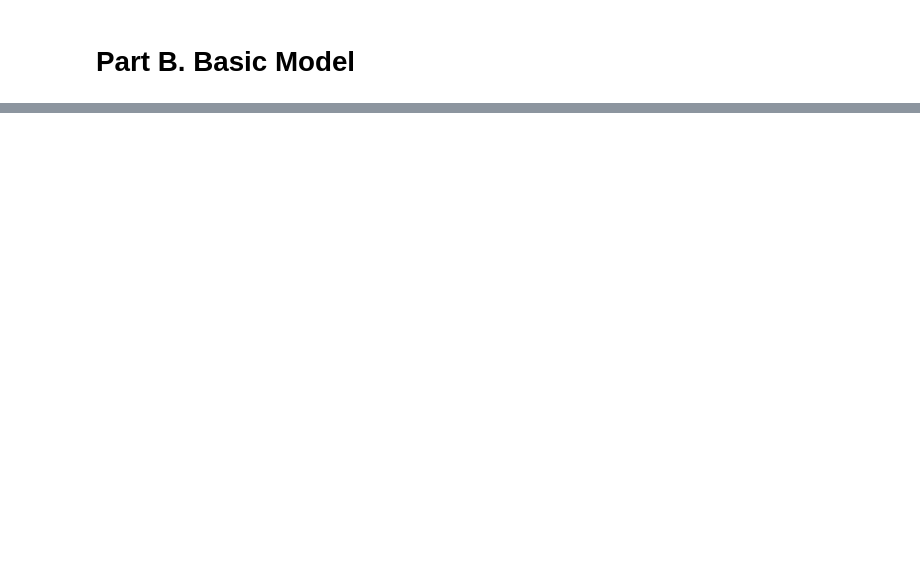
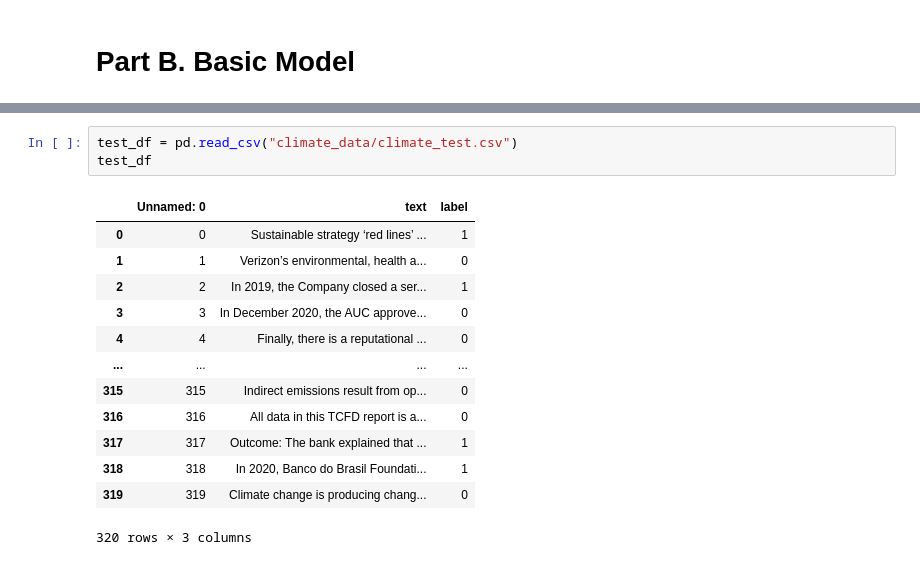
Before and after one commit to zsnowboarder/nlp-project, a Jupyter notebook: Proj01.ipynb, the cells around one changed output, grey strips where cells are left out. Cells and saved outputs as stored; diff of their text form; blank space fills up the shorter version.

```diff
--- a/Proj01.ipynb
+++ b/Proj01.ipynb
@@ -37,3 +50,20 @@ df
 | 998 | 998 | Estimations of nanced emissions i... | 0 |
 | 999 | 999 | Emissions of CH4, which account f... | 0 |
 1000 rows × 3 columns
+# %%
+test_df = pd.read_csv("climate_data/climate_test.csv")
+test_df
+# %% [output]
+|  | Unnamed: 0 | text | label |
+| 0 | 0 | Sustainable strategy ‘red lines’ ... | 1 |
+| 1 | 1 | Verizon’s environmental, health a... | 0 |
+| 2 | 2 | In 2019, the Company closed a ser... | 1 |
+| 3 | 3 | In December 2020, the AUC approve... | 0 |
+| 4 | 4 | Finally, there is a reputational ... | 0 |
+| ... | ... | ... | ... |
+| 315 | 315 | Indirect emissions result from op... | 0 |
+| 316 | 316 | All data in this TCFD report is a... | 0 |
+| 317 | 317 | Outcome: The bank explained that ... | 1 |
+| 318 | 318 | In 2020, Banco do Brasil Foundati... | 1 |
+| 319 | 319 | Climate change is producing chang... | 0 |
+320 rows × 3 columns
```
Also changed, not shown: parts of 28 cells of this notebook, 1 other file.
